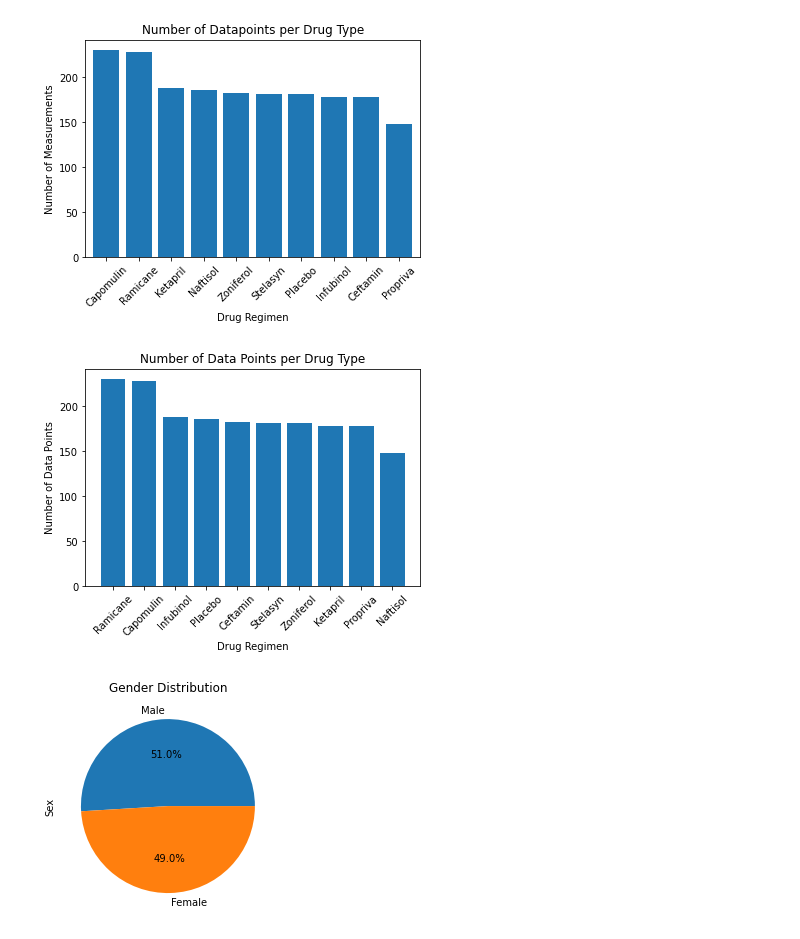
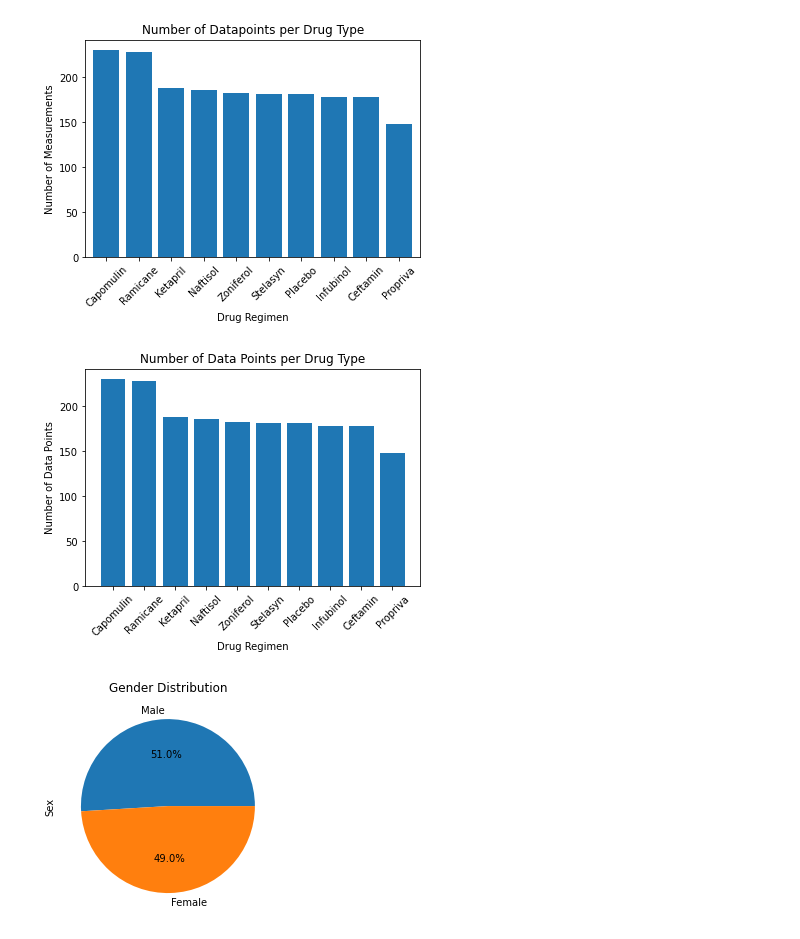
Before and after one commit to rebekahcallkacz/matplotlib-challenge, a Jupyter notebook: Pymaceuticals/main.ipynb, the cells around one changed output. Drawn from its saved outputs; the diff is of its cells as text; code cells hidden in the pictures.

```diff
--- a/Pymaceuticals/main.ipynb
+++ b/Pymaceuticals/main.ipynb
@@ -73,7 +81,7 @@ duplicated_mice_data
 | 920 | g989 | Propriva | Female | 21 | 26 | 35 | 62.570880 | ... |
 # %%
 # Create a clean DataFrame by dropping the duplicate mouse by its ID.
-study_data_cleaned = study_data[~study_data.isin(duplicated_mice_data)].dropna(how='all')
+study_data_cleaned = study_data.loc[study_data['Mouse ID']!= 'g989']
 mouse_metadata_clean = mouse_metadata.loc[mouse_metadata['Mouse ID']!= 'g989']
 study_data_cleaned
 # %% [output]
@@ -149,15 +157,15 @@ plt.show()
 [figure]
 # %%
 # Generate a bar plot showing the total number of mice for each treatment throughout the course of the study using pyplot.
-drug_types = study_data_cleaned['Drug Regimen'].unique()
+drug_types = datapoints_per_drug.index
 plt.bar(drug_types, datapoints_per_drug)
 plt.xticks(rotation=45)
 plt.xlabel('Drug Regimen')
 plt.ylabel('Number of Data Points')
 plt.title('Number of Data Points per Drug Type')
 plt.show()
 # %% [output]
-[figure, old version]
+[figure, new version]
 # %%
 # Generate a pie plot showing the distribution of female versus male mice using pandas
 #gender_distribution = mouse_metadata_clean['Sex'].value_counts()
```
Also changed, not shown: parts of 6 cells of this notebook.
